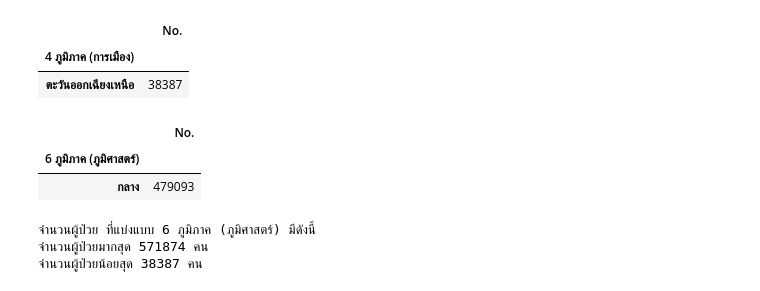
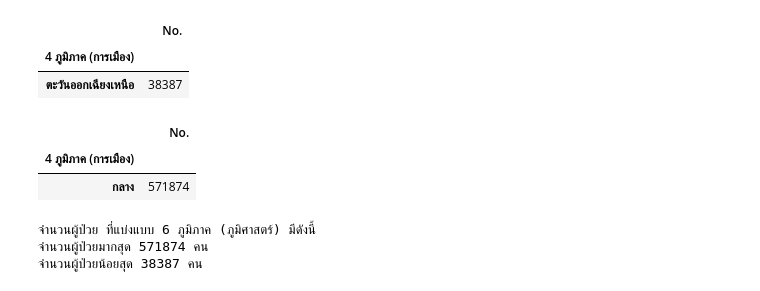
Before and after one commit to khanittha-phusopha/data_viz_2022, a Jupyter notebook: BasicPython&DataViz_midterm2022.ipynb, the cells around one changed output. Saved outputs shown, nothing was run; the diff lists cells and outputs as text; code cells hidden in the pictures.

```diff
--- a/BasicPython&DataViz_midterm2022.ipynb
+++ b/BasicPython&DataViz_midterm2022.ipynb
@@ -299,3 +304,3 @@ merged_01[['risk']] = merged_01[['risk']].fillna('ไม่ได้ระบุ
 # %%
-merged_01[['province_of_onset']] = merged_01[['province_of_onset']].fillna('ไม่ได้ระบุ')
+merged_01[['province_of_onset']] = merged_01[['province_of_onset']].fillna('ไม่ระบุ') #แทนค่า Missing ด้วยคำว่า ไม่ระบุ
 # %%
@@ -991,8 +998,8 @@ print(f'จำนวนผู้ป่วยน้อยสุด {min1} คน'
 # %% [markdown]
 ###**แบ่งแบบ 4 ภูมิภาค (การเมือง)**
 # %%
-Q3_table = merged_01.groupby('4 ภูมิภาค (การเมือง)').count()
-Q3_table
+Q3i_table = merged_01.groupby('4 ภูมิภาค (การเมือง)').count()   #กำหนดให้จัดกลุ่มตาม 4 ภูมิภาค แล้วให้นับจำนวนข้อมูล
+Q3i_table
 # %% [output]
 |  | No. | announce_date | Notified date | sex | age | Unit | nationality | ... |
 | 4 ภูมิภาค (การเมือง) |  |  |  |  |  |  |  | ... |
@@ -1002,7 +1009,7 @@ Q3_table
 | ใต้ | 65794 | 65794 | 65765 | 64882 | 65794 | 60656 | 63832 | ... |
 | ไม่มีข้อมูล | 99220 | 99220 | 98829 | 79087 | 99220 | 67279 | 69288 | ... |
 # %%
-Q3 = Q3_table[['No.']]   #เลือกเฉพาะเเถว No.
+Q3 = Q3i_table[['No.']]   #เลือกเฉพาะเเถว No.
 Q3
 # %% [output]
 |  | No. |
@@ -1030,11 +1037,11 @@ Q3.iloc[:1,:] #min
 | 4 ภูมิภาค (การเมือง) |  |
 | ตะวันออกเฉียงเหนือ | 38387 |
 # %%
-Q2.iloc[-1:] #max
+Q3.iloc[-1:] #max
 # %% [output]
 |  | No. |
-| 6 ภูมิภาค (ภูมิศาสตร์) |  |
-| กลาง | 479093 |
+| 4 ภูมิภาค (การเมือง) |  |
+| กลาง | 571874 |
 # %%
 max1 = Q3.iloc[4,0]
 min1 = Q3.iloc[0,0]
```
Also changed, not shown: parts of 138 cells of this notebook.
